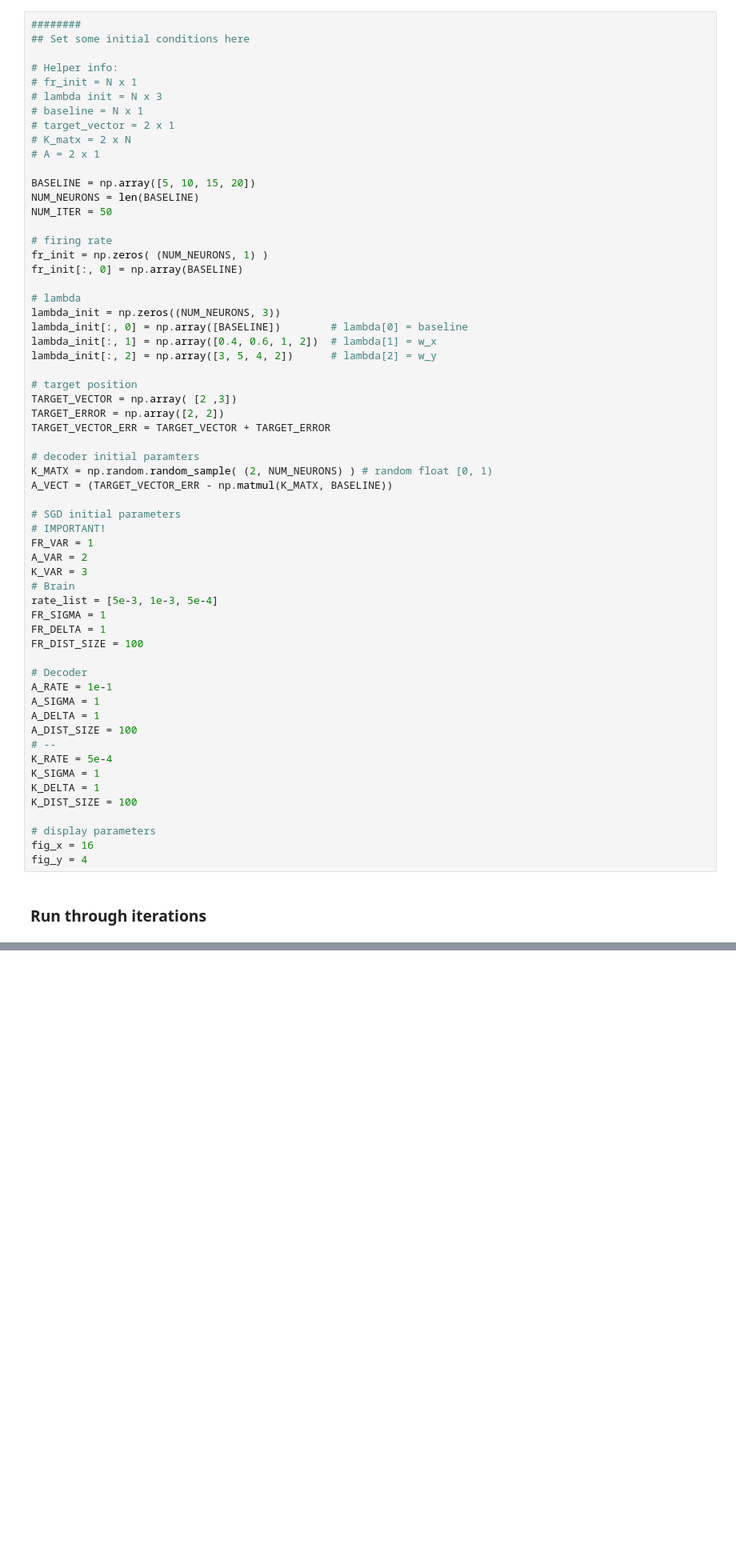
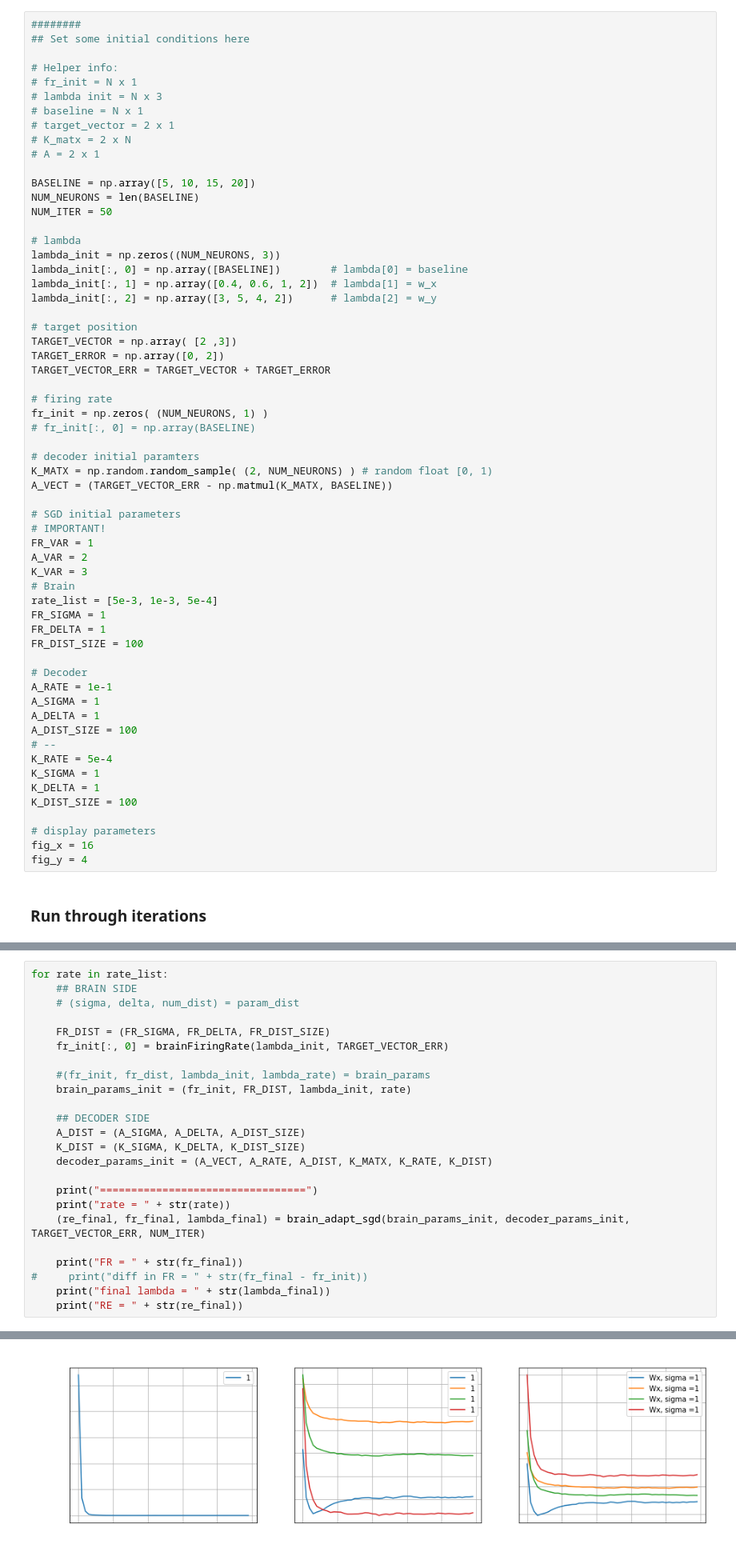
Before and after one commit to mmadduri/BMI_Model, a Jupyter notebook: BMIModel_AdaptiveDecoder.ipynb, the cells around one changed output, grey strips where cells are left out. Shown at 80% size. Saved outputs shown, nothing was run; the diff lists cells and outputs as text; blank space fills up the shorter version.

```diff
--- a/BMIModel_AdaptiveDecoder.ipynb
+++ b/BMIModel_AdaptiveDecoder.ipynb
@@ -460,10 +452,6 @@ BASELINE = np.array([5, 10, 15, 20])
 NUM_NEURONS = len(BASELINE)
 NUM_ITER = 50
 
-# firing rate
-fr_init = np.zeros( (NUM_NEURONS, 1) )
-fr_init[:, 0] = np.array(BASELINE)
-
 # lambda
 lambda_init = np.zeros((NUM_NEURONS, 3))
 lambda_init[:, 0] = np.array([BASELINE])        # lambda[0] = baseline
@@ -472,8 +460,12 @@ lambda_init[:, 2] = np.array([3, 5, 4, 2])      # lambda[2] = w_y
 
 # target position
 TARGET_VECTOR = np.array( [2 ,3])
-TARGET_ERROR = np.array([2, 2])
+TARGET_ERROR = np.array([0, 2])
 TARGET_VECTOR_ERR = TARGET_VECTOR + TARGET_ERROR
+
+# firing rate
+fr_init = np.zeros( (NUM_NEURONS, 1) )
+# fr_init[:, 0] = np.array(BASELINE)
 
 # decoder initial paramters
 K_MATX = np.random.random_sample( (2, NUM_NEURONS) ) # random float [0, 1)
@@ -639,0 +501,25 @@ RE = [13.86673823]
+# %%
+for rate in rate_list:
+    ## BRAIN SIDE
+    # (sigma, delta, num_dist) = param_dist
+
+    FR_DIST = (FR_SIGMA, FR_DELTA, FR_DIST_SIZE)
+    fr_init[:, 0] = brainFiringRate(lambda_init, TARGET_VECTOR_ERR)
+
+    #(fr_init, fr_dist, lambda_init, lambda_rate) = brain_params
+    brain_params_init = (fr_init, FR_DIST, lambda_init, rate)
+
+    ## DECODER SIDE
+    A_DIST = (A_SIGMA, A_DELTA, A_DIST_SIZE)
+    K_DIST = (K_SIGMA, K_DELTA, K_DIST_SIZE)
+    decoder_params_init = (A_VECT, A_RATE, A_DIST, K_MATX, K_RATE, K_DIST)
+
+    print("=================================")
+    print("rate = " + str(rate))
+    (re_final, fr_final, lambda_final) = brain_adapt_sgd(brain_params_init, decoder_params_init, TARGET_VECTOR_ERR, NUM_ITER)
+
+    print("FR = " + str(fr_final))
+#     print("diff in FR = " + str(fr_final - fr_init))
+    print("final lambda = " + str(lambda_final))
+    print("RE = " + str(re_final))
+# %% [output]
@@ -639,0 +543 @@ RE = [13.86673823]
+[figure, added]
```
Also changed, not shown: parts of 5 cells of this notebook.
